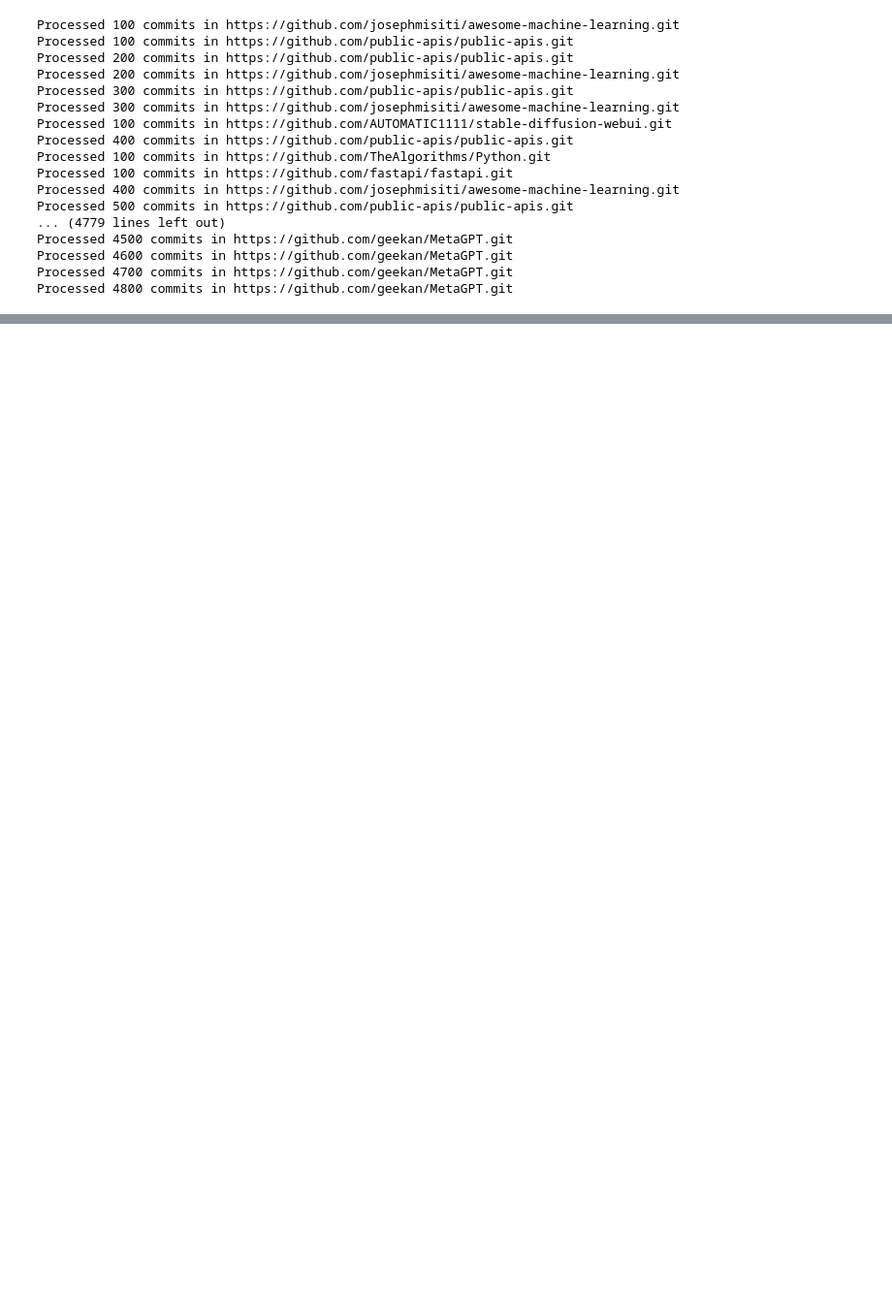
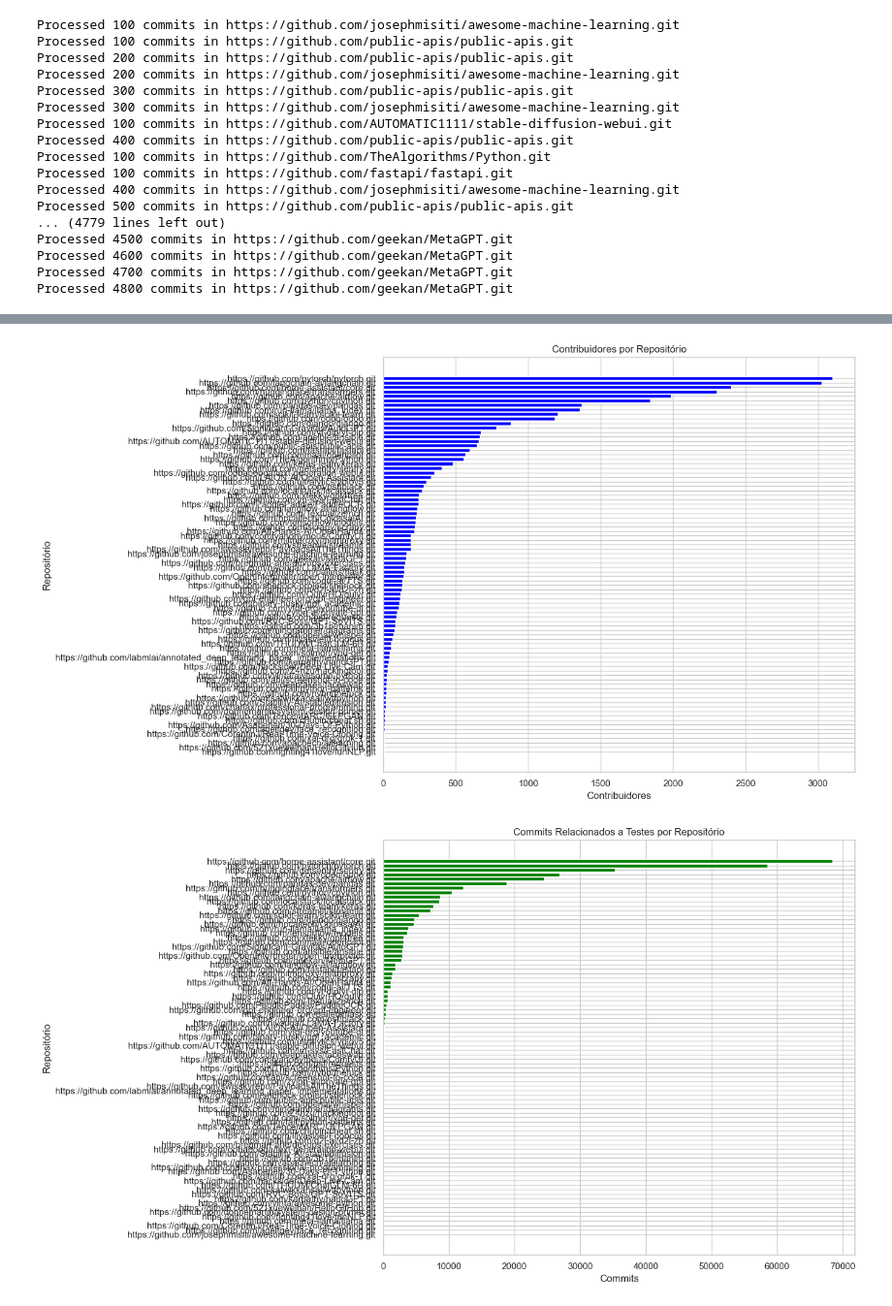
Before and after one commit to vazleal/test-mining, a Jupyter notebook: main.ipynb, the cells around one changed output, grey strips where cells are left out. Shown at 97% size. Drawn from its saved outputs; the diff is of its cells as text; code cells hidden in the pictures; blank space fills up the shorter version.

```diff
--- a/main.ipynb
+++ b/main.ipynb
@@ -195,0 +167,60 @@ visualize_results(contributors_df, analysis_results)
+# %%
+# Parte 4: Visualização
+# ======================
+
+REPOSITORY_LABEL = "Repositório"
+
+def visualize_data(contributors_df, analysis_results):
+    if not contributors_df.empty:
+        plt.figure(figsize=(14, 8))
+        contributors_df_sorted = contributors_df.sort_values(by="Contributors", ascending=True)
+        plt.barh(contributors_df_sorted["Repository"], contributors_df_sorted["Contributors"], color="blue")
+        plt.title("Contribuidores por " + REPOSITORY_LABEL)
+        plt.xlabel("Contribuidores")
+        plt.ylabel(REPOSITORY_LABEL)
+        plt.tight_layout()
+        plt.show()
+
+    if not analysis_results.empty:
+        plt.figure(figsize=(14, 8))
+        analysis_results_sorted = analysis_results.sort_values(by="TotalCommits", ascending=True)
+        plt.barh(analysis_results_sorted["Repository"], analysis_results_sorted["TotalCommits"], color="green")
+        plt.title("Commits Relacionados a Testes por " + REPOSITORY_LABEL)
+        plt.xlabel("Commits")
+        plt.ylabel(REPOSITORY_LABEL)
+        plt.tight_layout()
+        plt.show()
+
+def compare_repositories(contributors_df, analysis_results):
+    # Merge the two dataframes on the 'Repository' column
+    merged_df = pd.merge(contributors_df, analysis_results, on="Repository", how="inner")
+
+    # Filter repositories with high contributors and high test commits
+    high_contributors_threshold = contributors_df["Contributors"].quantile(0.75)
+    high_commits_threshold = analysis_results["TotalCommits"].quantile(0.75)
+
+    high_contributors_and_commits = merged_df[
+        (merged_df["Contributors"] >= high_contributors_threshold) &
+        (merged_df["TotalCommits"] >= high_commits_threshold)
+    ]
+
+    # Visualize the comparison
+    if not high_contributors_and_commits.empty:
+        plt.figure(figsize=(14, 8))
+        high_contributors_and_commits_sorted = high_contributors_and_commits.sort_values(by=["Contributors", "TotalCommits"], ascending=[True, True])
+        plt.barh(high_contributors_and_commits_sorted["Repository"], high_contributors_and_commits_sorted["Contributors"], color="blue", label="Contributors")
+        plt.barh(high_contributors_and_commits_sorted["Repository"], high_contributors_and_commits_sorted["TotalCommits"], color="green", alpha=0.5, label="Total Commits")
+        plt.title("Repositórios com Muitos Contribuidores e Muitos Commits de Testes")
+        plt.xlabel("Quantidade")
+        plt.ylabel("Repositório")
+        plt.legend()
+        plt.tight_layout()
+        plt.show()
+
+    return high_contributors_and_commits
+
+visualize_data(contributors_df, analysis_results)
+compare_repositories(contributors_df, analysis_results)
+# %% [output]
+[figure, added]
+[figure, added]
```
Also changed, not shown: parts of 2 cells of this notebook.
